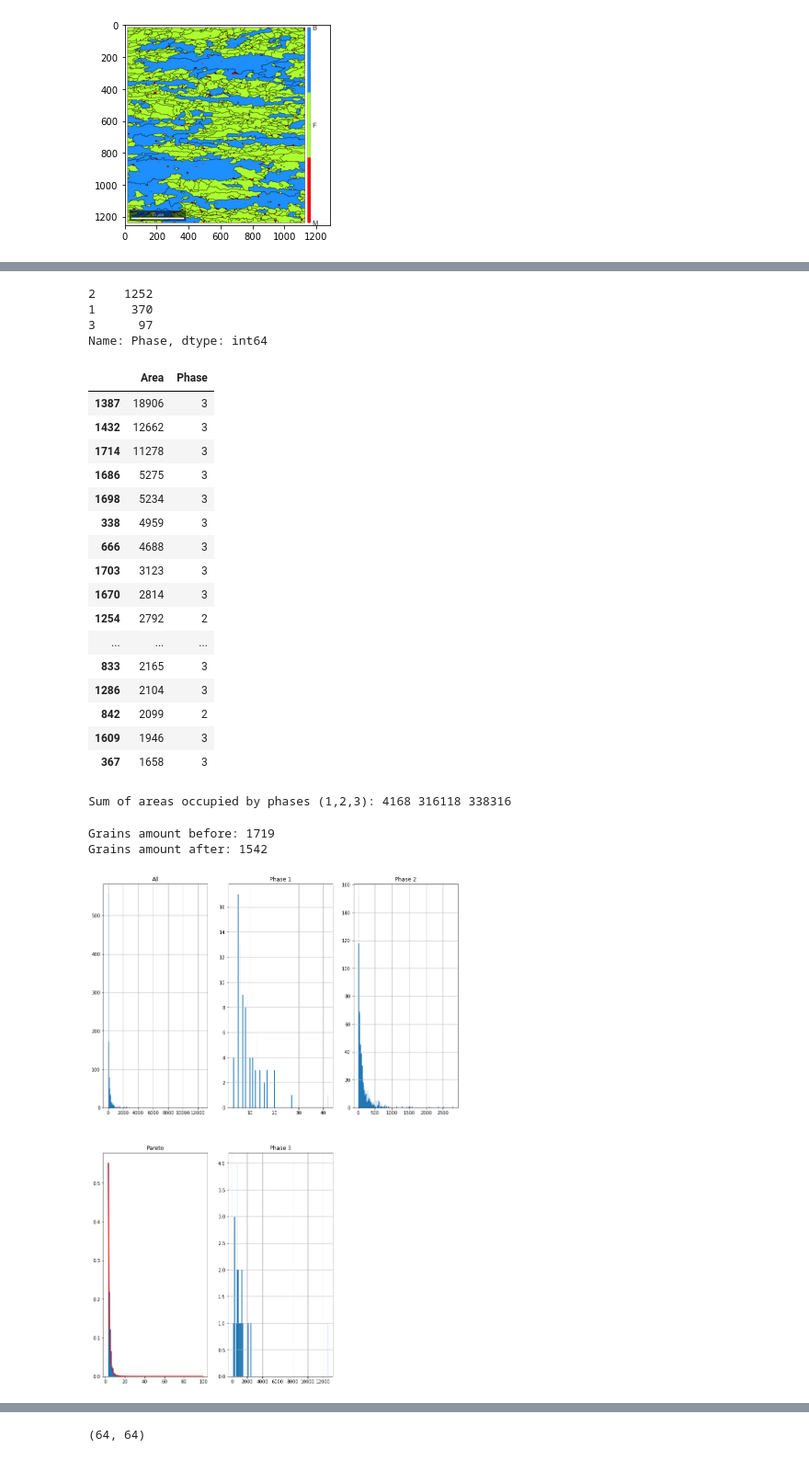
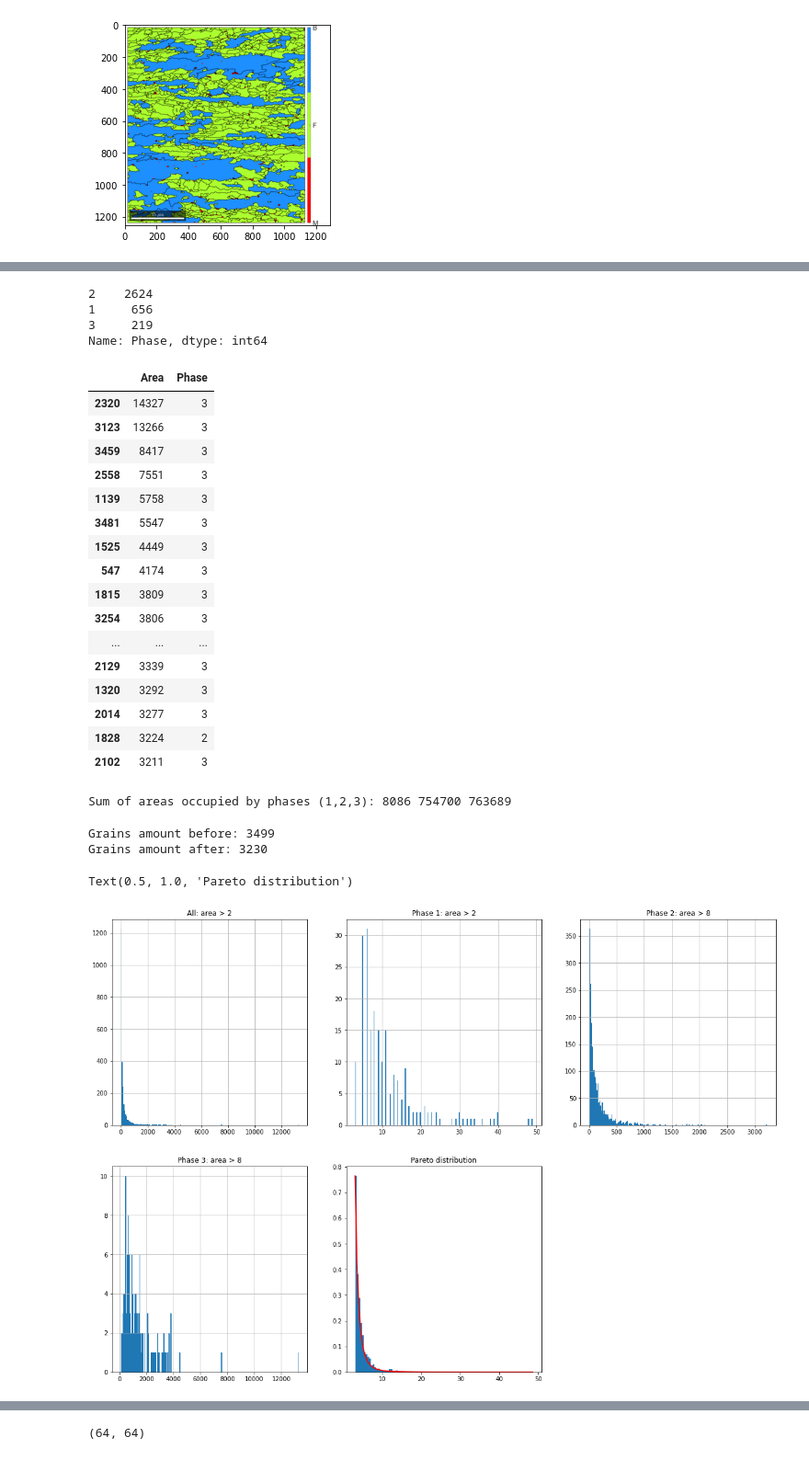
Before and after one commit to KrzysiekJa/grain-images-analytics, a Jupyter notebook: notebook.ipynb, the cells around one changed output, grey strips where cells are left out. Shown at 92% size. Cells and saved outputs as stored; diff of their text form; code cells hidden in the pictures.

```diff
--- a/notebook.ipynb
+++ b/notebook.ipynb
@@ -10,6 +10,6 @@ cmap_name = 'my_cmap'
 cmap = LinearSegmentedColormap.from_list(cmap_name, colors, N=6)
 # %%
-flag = 1
+flag = 0
 if flag:
     df = pd.read_csv("CP800_initial_3rd_RD_ND_EP_ebsd_output.txt",sep='\t')
 else:
@@ -239,27 +239,27 @@ grains_df['Phase'] = list(map( lambda x: data_to_show.loc[data_to_show.grainId_5
 print(grains_df.Phase.value_counts())
 grains_df.head(20)
 # %% [output]
-2    1252
-1     370
-3      97
+2    2624
+1     656
+3     219
 Name: Phase, dtype: int64
 |  | Area | Phase |
-| 1387 | 18906 | 3 |
-| 1432 | 12662 | 3 |
-| 1714 | 11278 | 3 |
-| 1686 | 5275 | 3 |
-| 1698 | 5234 | 3 |
-| 338 | 4959 | 3 |
-| 666 | 4688 | 3 |
-| 1703 | 3123 | 3 |
-| 1670 | 2814 | 3 |
-| 1254 | 2792 | 2 |
+| 2320 | 14327 | 3 |
+| 3123 | 13266 | 3 |
+| 3459 | 8417 | 3 |
+| 2558 | 7551 | 3 |
+| 1139 | 5758 | 3 |
+| 3481 | 5547 | 3 |
+| 1525 | 4449 | 3 |
+| 547 | 4174 | 3 |
+| 1815 | 3809 | 3 |
+| 3254 | 3806 | 3 |
 | ... | ... | ... |
-| 833 | 2165 | 3 |
-| 1286 | 2104 | 3 |
-| 842 | 2099 | 2 |
-| 1609 | 1946 | 3 |
-| 367 | 1658 | 3 |
+| 2129 | 3339 | 3 |
+| 1320 | 3292 | 3 |
+| 2014 | 3277 | 3 |
+| 1828 | 3224 | 2 |
+| 2102 | 3211 | 3 |
 # %%
 def get_phase_area(x, phase):
     result_sum = sum(x[x.Phase == phase]['Phase'].tolist())
@@ -273,7 +273,7 @@ phase_3_area = get_phase_area(df, 3)
 del df
 print('Sum of areas occupied by phases (1,2,3):', phase_1_area, phase_2_area, phase_3_area)
 # %% [output]
-Sum of areas occupied by phases (1,2,3): 4168 316118 338316
+Sum of areas occupied by phases (1,2,3): 8086 754700 763689
 # %%
 print("Grains amount before:", grains_df.shape[0])
 
@@ -305,42 +305,40 @@ def remove_border_grains(df, data):
 
 grains_df = remove_border_grains(grains_df, data_to_show)
 # %% [output]
-Grains amount before: 1719
-Grains amount after: 1542
+Grains amount before: 3499
+Grains amount after: 3230
 # %%
-plt.rcParams['figure.figsize'] = [14, 20]
+plt.rcParams['figure.figsize'] = [20, 14]
 fig = plt.figure()
 
 fig.add_subplot(231)
 grains_df.loc[grains_df['Area'] > 2]['Area'].hist(bins=200)
-plt.title('All')
+plt.title('All: area > 2')
 
 fig.add_subplot(232)
 grains_df.loc[(grains_df['Phase'] == 1) & (grains_df['Area'] > 2)]['Area'].hist(bins=200)
-plt.title('Phase 1')
+plt.title('Phase 1: area > 2')
 
 fig.add_subplot(233)
 grains_df.loc[(grains_df['Phase'] == 2) & (grains_df['Area'] >= 8)]['Area'].hist(bins=200)
-plt.title('Phase 2')
+plt.title('Phase 2: area > 8')
 
 
 fig.add_subplot(234)
-a, m = 3., 3.  # shape and mode
+grains_df.loc[(grains_df['Phase'] == 3) & (grains_df['Area'] >= 8)]['Area'].hist(bins=200)
+plt.title('Phase 3: area > 8')
+
+fig.add_subplot(235)
+a, m = 3., 3.
 s = (np.random.pareto(a, 1000) + 1) * m
 
 count, bins, _ = plt.hist(s, 100, density=True)
 fit = a * m**a / bins **(a+1)
 plt.plot(bins, max(count)*fit / max(fit), linewidth=2, color='r')
-plt.title('Pareto')
-
-fig.add_subplot(235)
-grains_df.loc[(grains_df['Phase'] == 3) & (grains_df['Area'] >= 8)]['Area'].hist(bins=200)
-plt.title('Phase 3')
-
-
-plt.show()
+plt.title('Pareto distribution')
 # %% [output]
+Text(0.5, 1.0, 'Pareto distribution')
-[figure, old version]
+[figure, new version]
 # %%
 import cv2
 from scipy import ndimage
```
Also changed, not shown: parts of 62 cells of this notebook.
